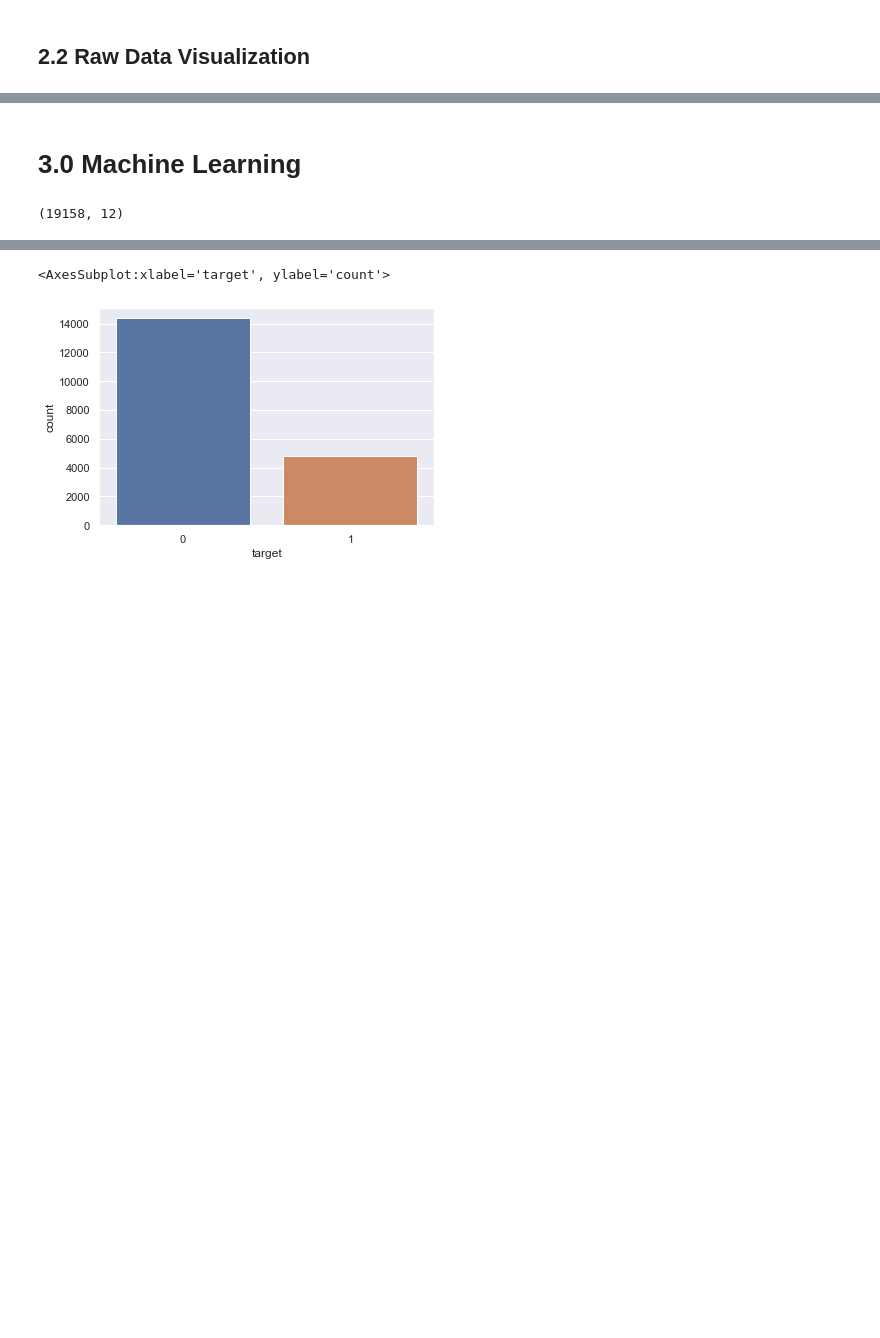
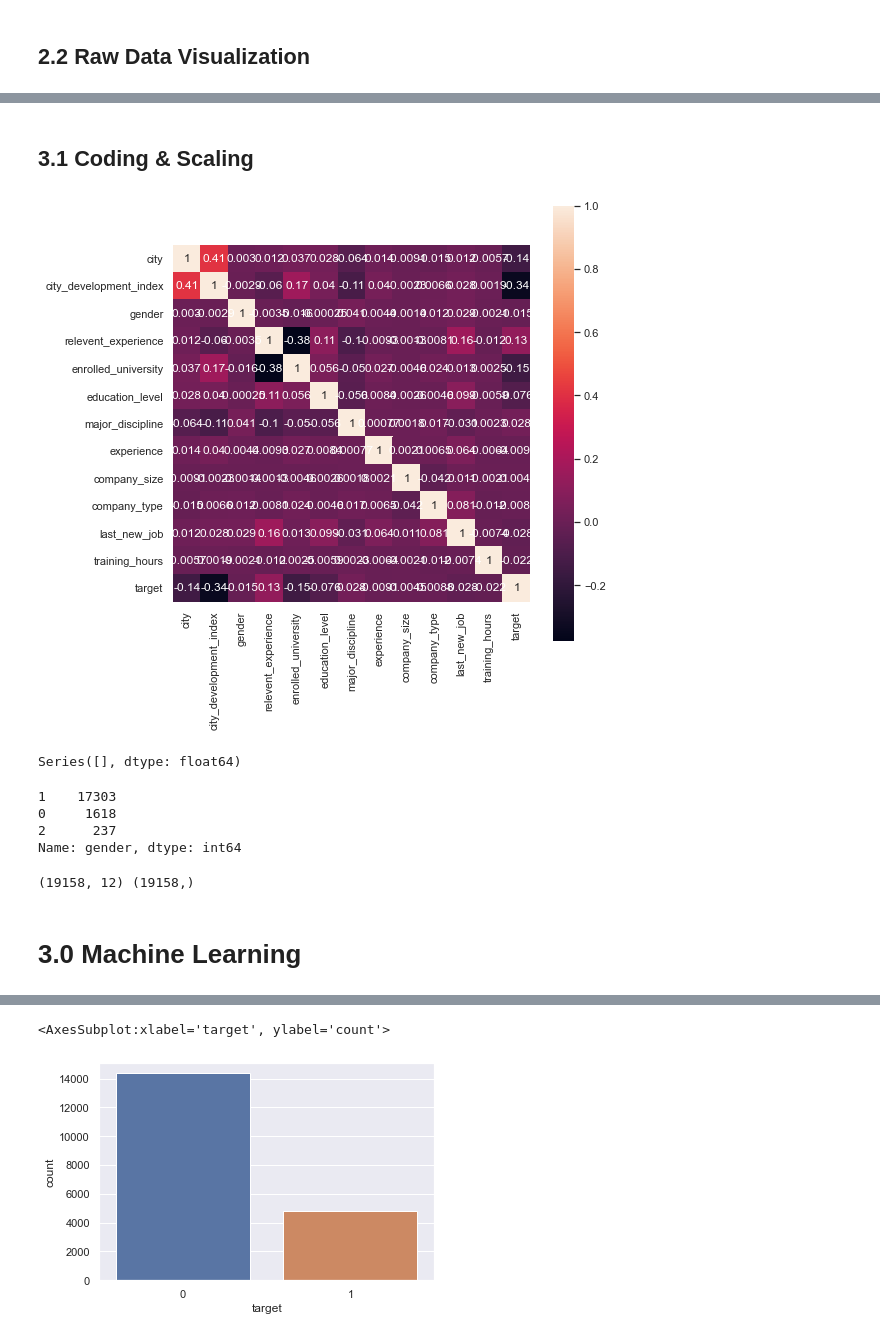
Before and after one commit to mermaidzhang/Job-Change-of-Data-Scientists, a Jupyter notebook: Segment2_code.ipynb, the cells around one changed output, grey strips where cells are left out. Drawn from its saved outputs; the diff is of its cells as text; code cells hidden in the pictures; blank space fills up the shorter version.

```diff
--- a/Segment2_code.ipynb
+++ b/Segment2_code.ipynb
@@ -227,3 +99,15 @@ hrds_train_df
+# %%
+# fill missing data
+hrds_test_df['experience'] = hrds_test_df['experience'].fillna('-1')
+hrds_test_df['last_new_job'] = hrds_test_df['last_new_job'].fillna('-1')
+hrds_test_df['enrolled_university'] = hrds_test_df['enrolled_university'].fillna('Unknown')
+#hrds_test_df['gender'] = hrds_test_df['gender'].fillna('Unknown')
+hrds_test_df['major_discipline'] = hrds_test_df['major_discipline'].fillna('Others')
+hrds_test_df['education_level'] = hrds_test_df['education_level'].fillna('Unknown')
+#hrds_test_df['company_size'] = hrds_test_df['company_size'].fillna('TBC')
+#hrds_test_df['company_type'] = hrds_test_df['company_type'].fillna('TBC')
+# COMPANY SIZE AND COMPANY TYPE NEEDS TO BE CODEDE USING RAMDOM METHOD TBC=TO BE CODED
+hrds_test_df.head()
 # %%
 counts_1 = hrds_train_df["gender"].value_counts()
 counts_1.head()
@@ -282,3 +147,11 @@ hrds_train_df["gender"] = out_2
+# %%
+out = na_randomfill(hrds_test_df["company_type"])
+out_1 = na_randomfill(hrds_test_df["company_size"])
+out_2 = na_randomfill(hrds_test_df["gender"])
+#print(out)
+hrds_test_df["company_type"] = out
+hrds_test_df["company_size"] = out_1
+hrds_test_df["gender"] = out_2
 # %%
 counts_2 = hrds_train_df["gender"].value_counts()
 counts_2.head()
@@ -453,7 +376,43 @@ fig.show()
+# %% [markdown]
+## 3.1 Coding & Scaling
+# %%
+#initial check of correlation
+plt.figure(figsize=(8,8))
+sns.heatmap((hrds_train_df).corr(), annot=True, square=True)
+plt.show()
+# %% [output]
+[figure, added]
+# %%
+
+# Generate our categorical variable list
+train_cat = hrds_train_df.dtypes[hrds_train_df.dtypes == "object"].index.tolist()
+
+
+# Check the number of unique values in each column
+hrds_train_df[train_cat].nunique()
+
+#encode the company type & size
+
+
+#RANDOM Selection of company type/ company size
+#unique values, random generator
+# %% [output]
+Series([], dtype: float64)
+# %%
+counts5 = hrds_train_df["gender"].value_counts()
+counts5.head()
+# %% [output]
+1    17303
+0     1618
+2      237
+Name: gender, dtype: int64
+# %%
+X =hrds_train_df.drop("target" , axis =1)
+
+y = hrds_train_df["target"]
+
+print(X.shape,y.shape)
+# %% [output]
+(19158, 12) (19158,)
 # %% [markdown]
 # 3.0 Machine Learning
-# %%
-hrd_train_df = hrds_train_df.drop("city", axis =1)
-hrd_train_df.shape
-# %% [output]
-(19158, 12)
```
Also changed, not shown: parts of 138 cells of this notebook.
